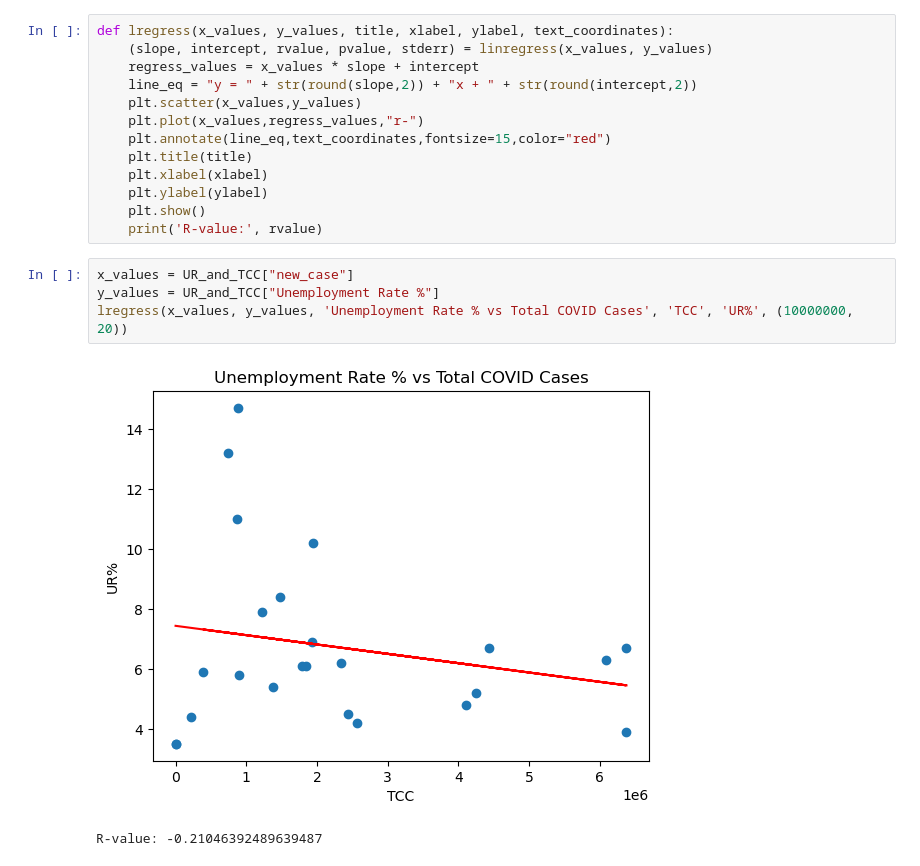
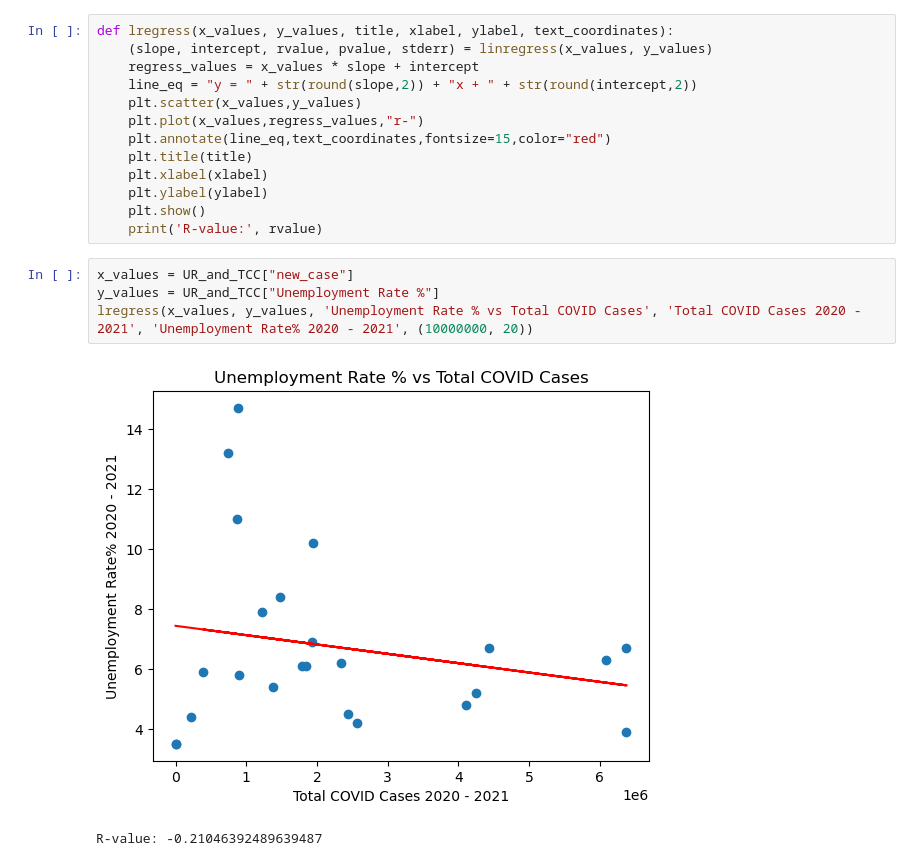
Before and after one commit to mike2463/Group-Project, a Jupyter notebook: Cleaned_Data/Code_Files/UR_Covid.ipynb, the cells around one changed output. Drawn from its saved outputs; the diff is of its cells as text.

```diff
--- a/Cleaned_Data/Code_Files/UR_Covid.ipynb
+++ b/Cleaned_Data/Code_Files/UR_Covid.ipynb
@@ -94,7 +94,7 @@ def lregress(x_values, y_values, title, xlabel, ylabel, text_coordinates):
 # %%
 x_values = UR_and_TCC["new_case"]
 y_values = UR_and_TCC["Unemployment Rate %"]
-lregress(x_values, y_values, 'Unemployment Rate % vs Total COVID Cases', 'TCC', 'UR%', (10000000, 20))
+lregress(x_values, y_values, 'Unemployment Rate % vs Total COVID Cases', 'Total COVID Cases 2020 - 2021', 'Unemployment Rate% 2020 - 2021', (10000000, 20))
 # %% [output]
-[figure, old version]
+[figure, new version]
 R-value: -0.21046392489639487
```
Also changed, not shown: parts of 1 cell of this notebook, 2 other files.
